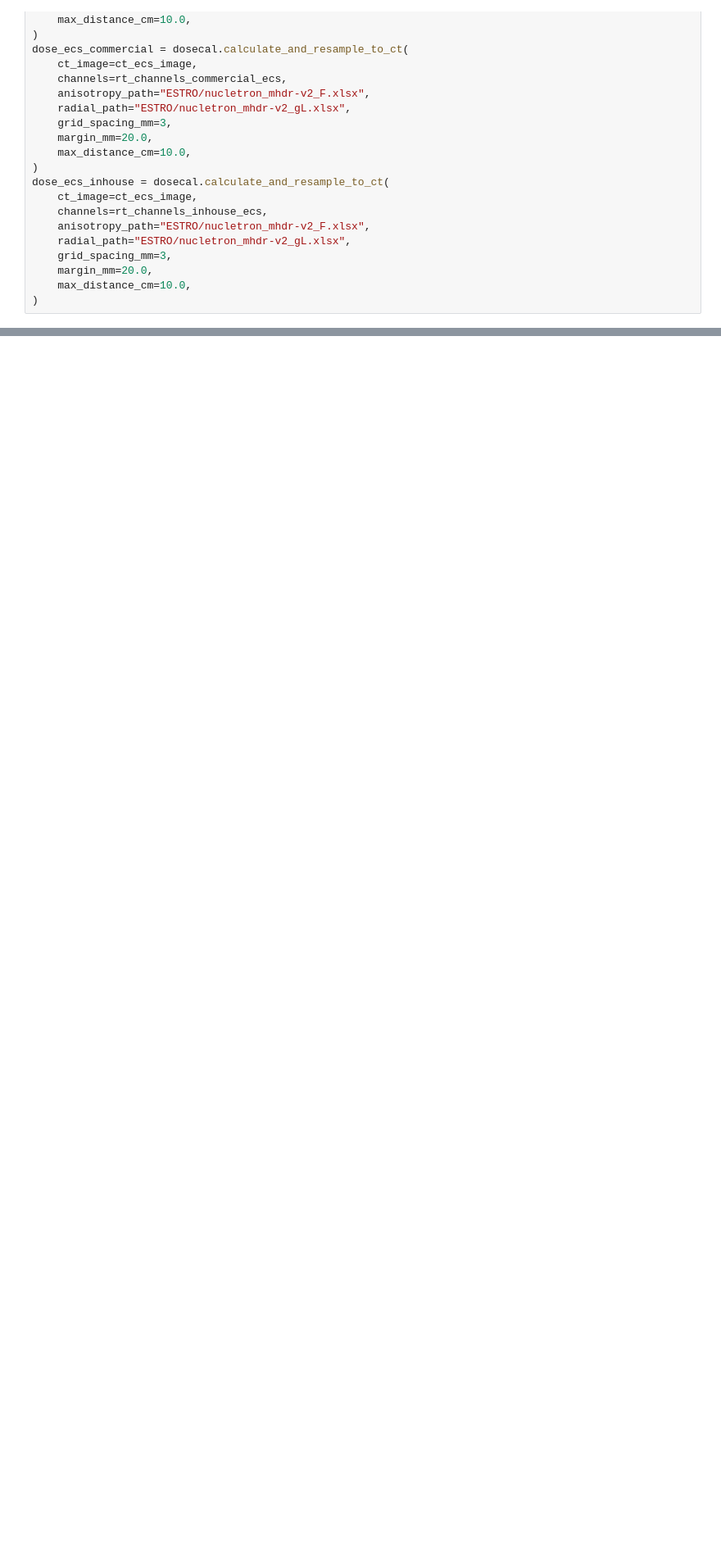
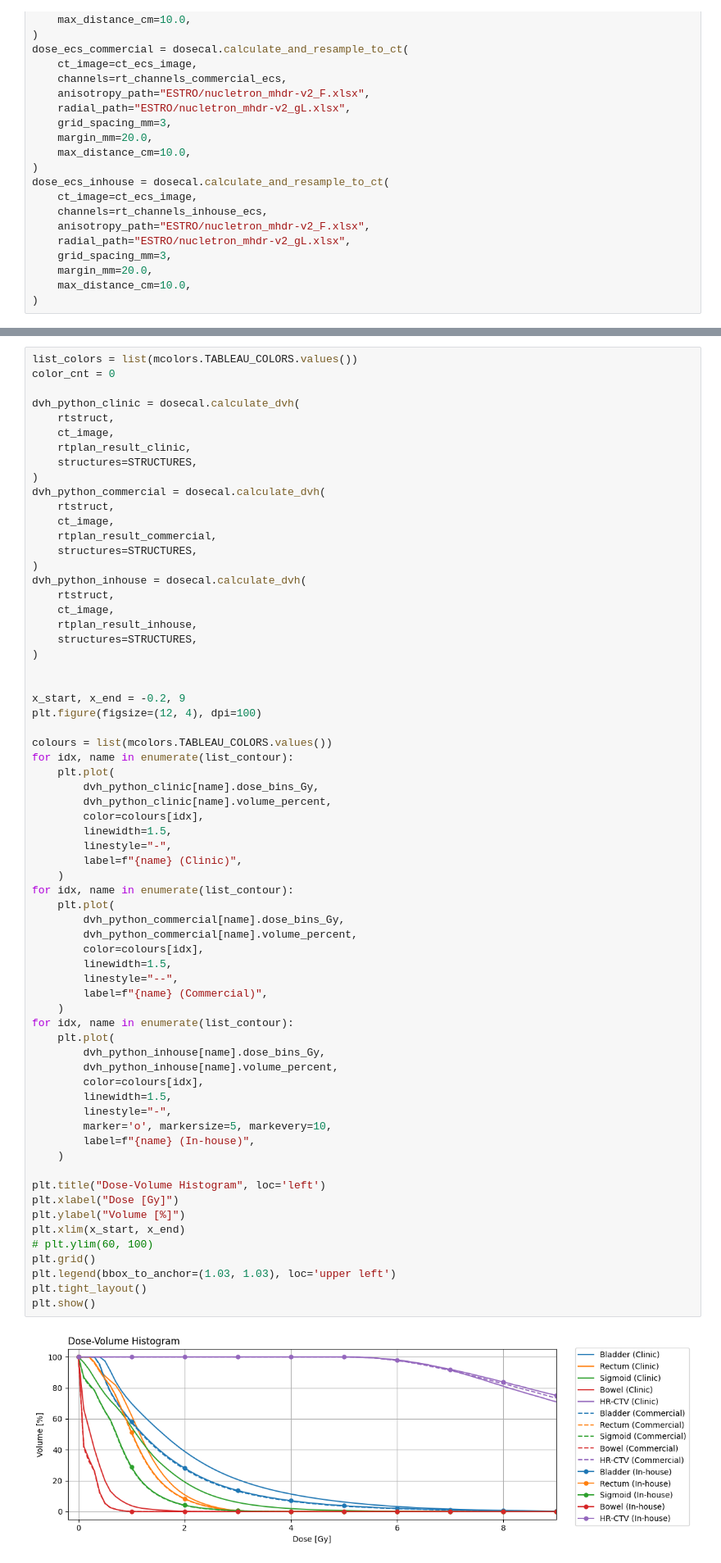
Before and after one commit to YeongHyeon/Dose_prediction_practice, a Jupyter notebook: example_251002_1_DVH_.ipynb, the cells around one changed output, grey strips where cells are left out. Shown at 82% size. Drawn from its saved outputs; the diff is of its cells as text; blank space fills up the shorter version.

```diff
--- a/example_251002_1_DVH_.ipynb
+++ b/example_251002_1_DVH_.ipynb
@@ -714,0 +855,68 @@ plt.show()
+# %%
+list_colors = list(mcolors.TABLEAU_COLORS.values())
+color_cnt = 0
+
+dvh_python_clinic = dosecal.calculate_dvh(
+    rtstruct,
+    ct_image,
+    rtplan_result_clinic,
+    structures=STRUCTURES,
+)
+dvh_python_commercial = dosecal.calculate_dvh(
+    rtstruct,
+    ct_image,
+    rtplan_result_commercial,
+    structures=STRUCTURES,
+)
+dvh_python_inhouse = dosecal.calculate_dvh(
+    rtstruct,
+    ct_image,
+    rtplan_result_inhouse,
+    structures=STRUCTURES,
+)
+
+
+x_start, x_end = -0.2, 9
+plt.figure(figsize=(12, 4), dpi=100)
+
+colours = list(mcolors.TABLEAU_COLORS.values())
+for idx, name in enumerate(list_contour):
+    plt.plot(
+        dvh_python_clinic[name].dose_bins_Gy,
+        dvh_python_clinic[name].volume_percent,
+        color=colours[idx],
+        linewidth=1.5,
+        linestyle="-",
+        label=f"{name} (Clinic)",
+    )
+for idx, name in enumerate(list_contour):
+    plt.plot(
+        dvh_python_commercial[name].dose_bins_Gy,
+        dvh_python_commercial[name].volume_percent,
+        color=colours[idx],
+        linewidth=1.5,
+        linestyle="--",
+        label=f"{name} (Commercial)",
+    )
+for idx, name in enumerate(list_contour):
+    plt.plot(
+        dvh_python_inhouse[name].dose_bins_Gy,
+        dvh_python_inhouse[name].volume_percent,
+        color=colours[idx],
+        linewidth=1.5,
+        linestyle="-",
+        marker='o', markersize=5, markevery=10,
+        label=f"{name} (In-house)",
+    )
+
+plt.title("Dose-Volume Histogram", loc='left')
+plt.xlabel("Dose [Gy]")
+plt.ylabel("Volume [%]")
+plt.xlim(x_start, x_end)
+# plt.ylim(60, 100)
+plt.grid()
+plt.legend(bbox_to_anchor=(1.03, 1.03), loc='upper left')
+plt.tight_layout()
+plt.show()
+# %% [output]
+[figure, added]
```
Also changed, not shown: parts of 22 cells of this notebook.
